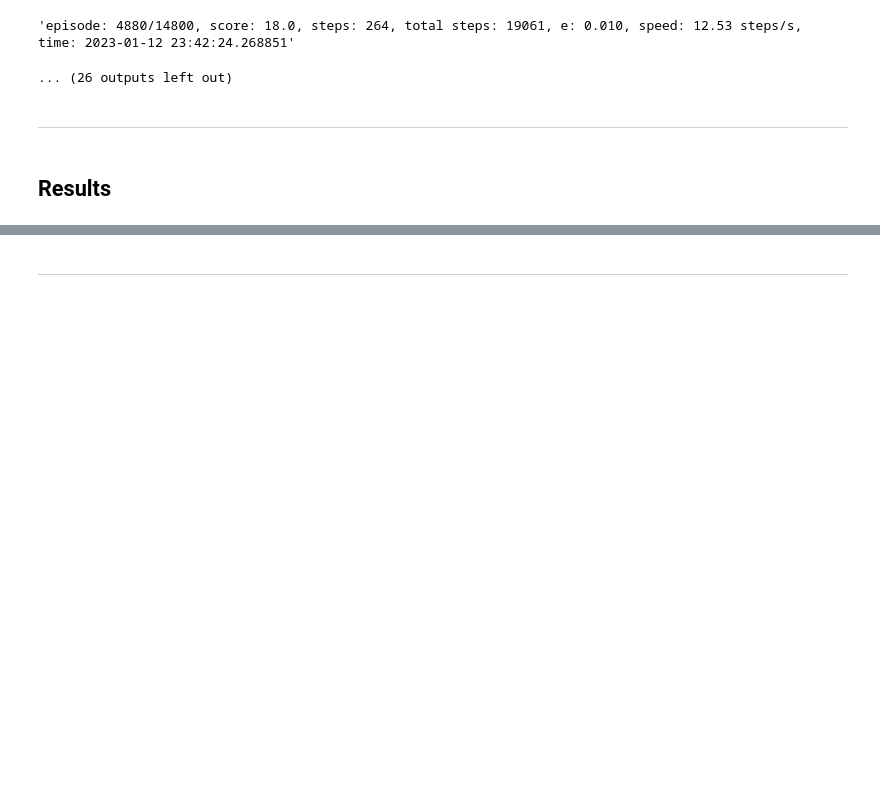
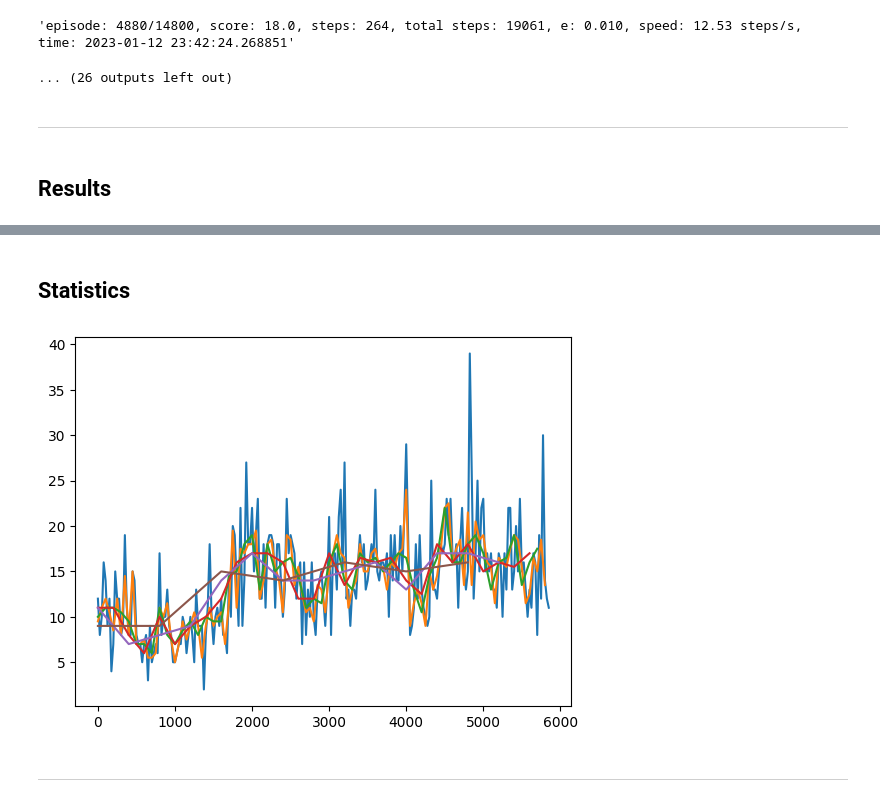
Before and after one commit to Tr33Bug/ML-RL-AtariPinballAgent, a Jupyter notebook: AtariPinball_2.ipynb, the cells around one changed output, grey strips where cells are left out. Saved outputs shown, nothing was run; the diff lists cells and outputs as text; code cells hidden in the pictures; blank space fills up the shorter version.

```diff
--- a/AtariPinball_2.ipynb
+++ b/AtariPinball_2.ipynb
@@ -746,2 +799,21 @@ env.close()
+# %% [markdown]
+## Statistics
+# %%
+import seaborn as sns
+import matplotlib.pyplot as plt
+
+
+bin_sizes = [25, 50, 100, 200, 400, 800]
+bins = {bin_size: [] for bin_size in bin_sizes}
+
+for bin_size in bin_sizes:
+    for bin in range((len(statistics) - 1) // bin_size):
+        bins[bin_size].append(np.median([stat["score"] for stat in statistics[bin*bin_size:(bin+1)*bin_size]]))
+ax = sns.lineplot()
+for bin_size in bin_sizes:
+    ax.plot(list(map(lambda x: x*bin_size, [*range(len(bins[bin_size]))])), bins[bin_size])
+plt.show()
+# %% [output]
+[figure, added]
 # %% [markdown]
 ---
```
Also changed, not shown: parts of 18 cells of this notebook.
